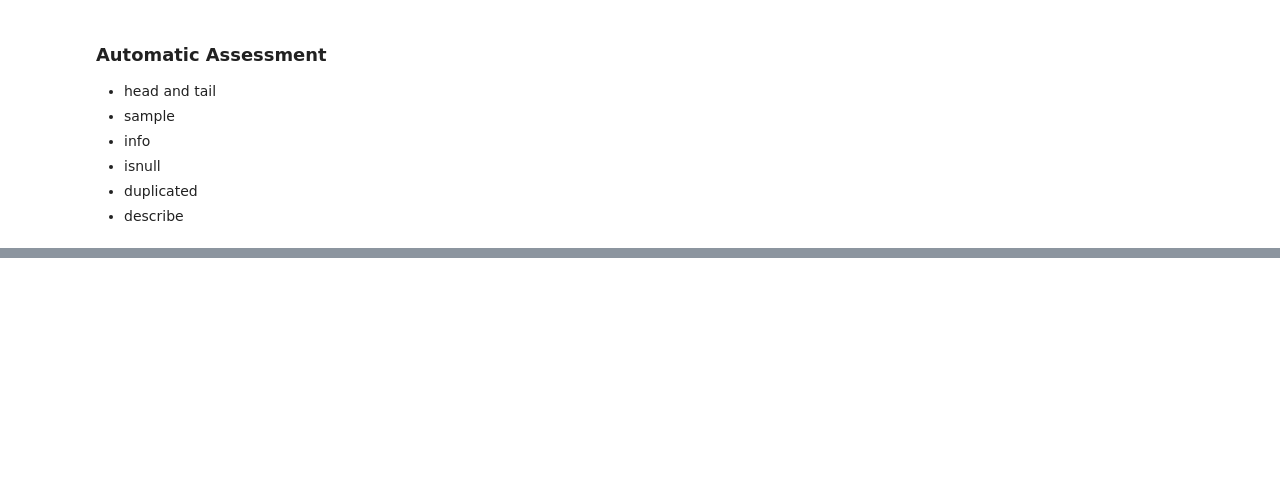
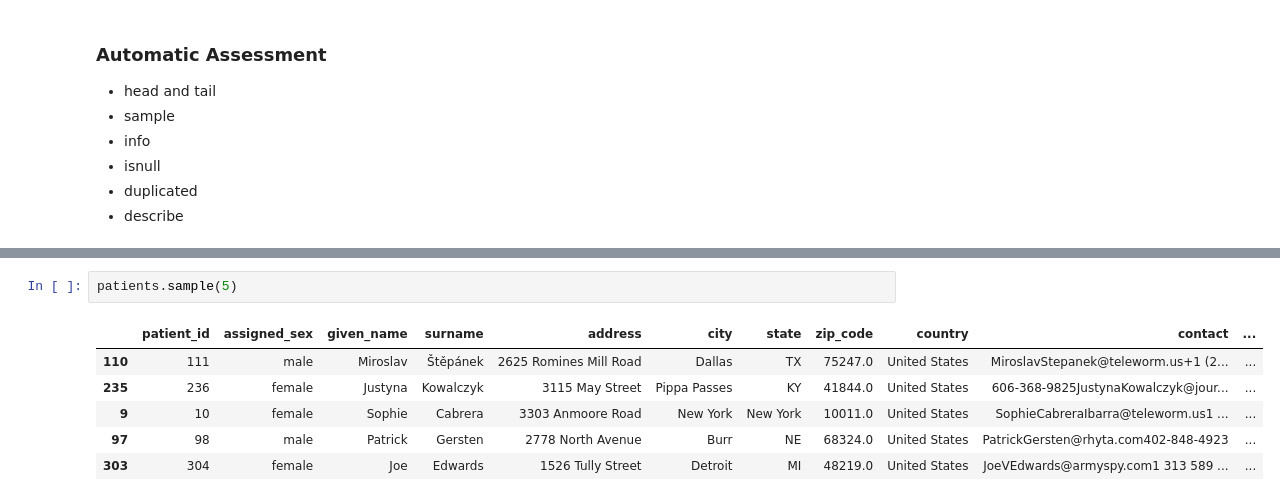
Before and after one commit to sourabhms66/data_analysis_process, a Jupyter notebook: session_28_data_accessing_and_cleaning.ipynb, the cells around one changed output, grey strips where cells are left out. Drawn from its saved outputs; the diff is of its cells as text; blank space fills up the shorter version.

```diff
--- a/session_28_data_accessing_and_cleaning.ipynb
+++ b/session_28_data_accessing_and_cleaning.ipynb
@@ -319,0 +331,9 @@ adverse_reactions
+# %%
+patients.sample(5)
+# %% [output]
+|  | patient_id | assigned_sex | given_name | surname | address | city | state | zip_code | country | contact | ... |
+| 110 | 111 | male | Miroslav | Štěpánek | 2625 Romines Mill Road | Dallas | TX | 75247.0 | United States | MiroslavStepanek@teleworm.us+1 (2... | ... |
+| 235 | 236 | female | Justyna | Kowalczyk | 3115 May Street | Pippa Passes | KY | 41844.0 | United States | 606-368-9825JustynaKowalczyk@jour... | ... |
+| 9 | 10 | female | Sophie | Cabrera | 3303 Anmoore Road | New York | New York | 10011.0 | United States | SophieCabreraIbarra@teleworm.us1 ... | ... |
+| 97 | 98 | male | Patrick | Gersten | 2778 North Avenue | Burr | NE | 68324.0 | United States | PatrickGersten@rhyta.com402-848-4923 | ... |
+| 303 | 304 | female | Joe | Edwards | 1526 Tully Street | Detroit | MI | 48219.0 | United States | JoeVEdwards@armyspy.com1 313 589 ... | ... |
```
Also changed, not shown: parts of 14 cells of this notebook, 1 other file.
